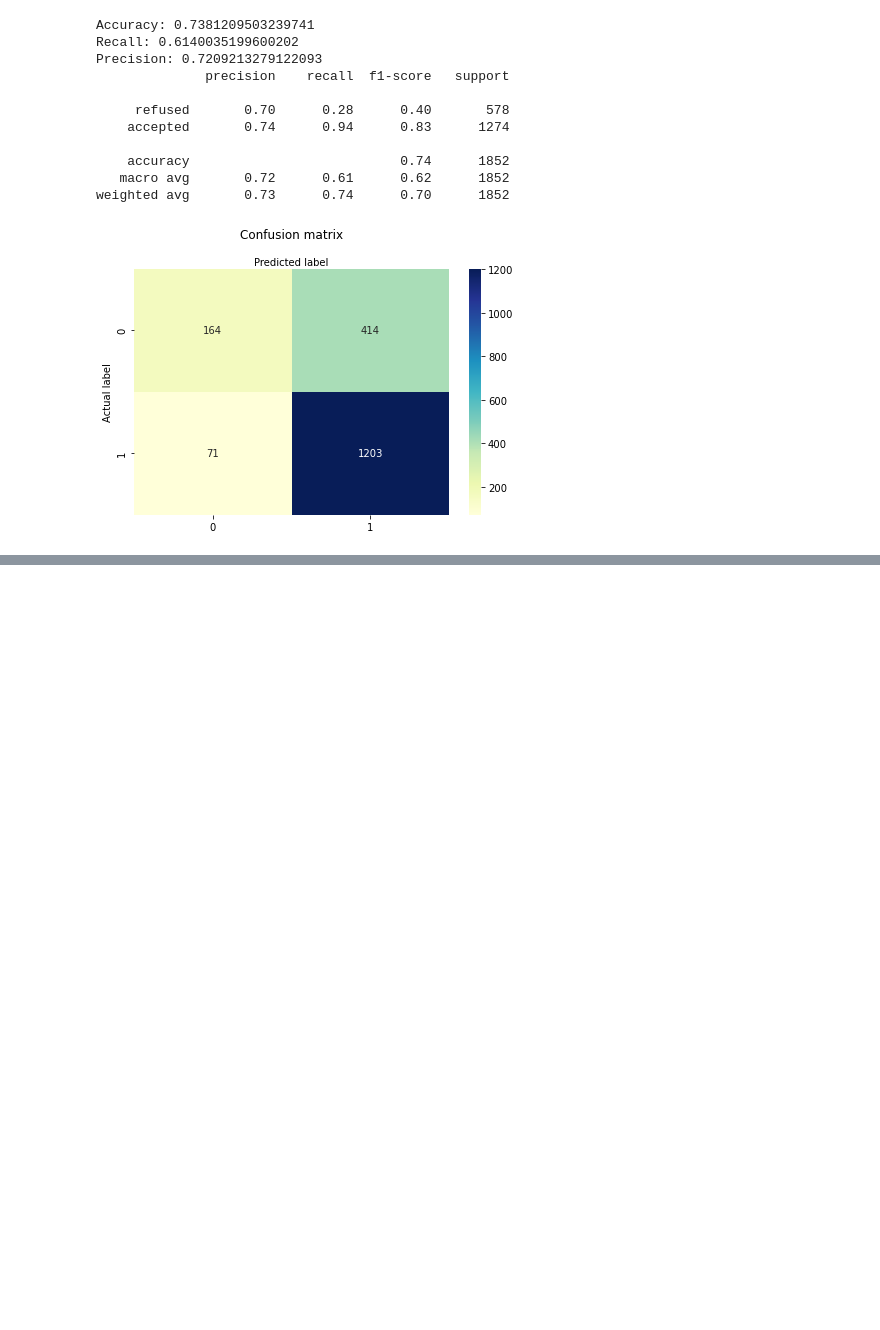
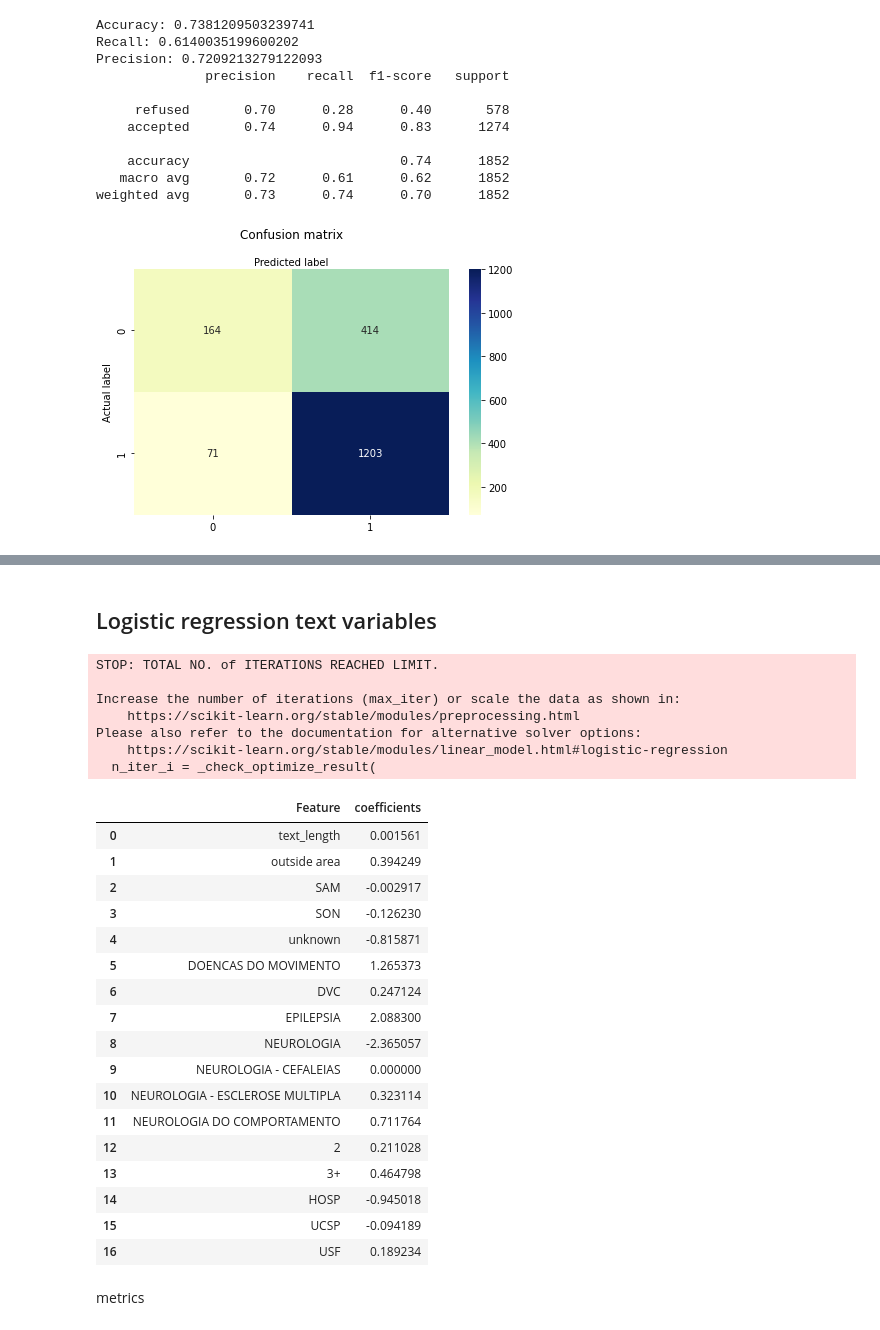
Before and after one commit to Data-Science-Knowledge-Center-Nova-SBE/PBL-HGO, a Jupyter notebook: modelling2.ipynb, the cells around one changed output, grey strips where cells are left out. Cells and saved outputs as stored; diff of their text form; code cells hidden in the pictures; blank space fills up the shorter version.

```diff
--- a/modelling2.ipynb
+++ b/modelling2.ipynb
@@ -163,0 +188,43 @@ weighted avg       0.73      0.74      0.70      1852
+# %% [markdown]
+## Logistic regression text variables
+# %%
+#logistic regression text rows
+data=data[data['text_length']>0]
+#split dataset in features and target variable// Question: is it the right option?
+eliminate_cols=['ID_DOENTE','PROCESSO','COD_REFERENCIA','result','COD_PZ','COD_UNID_SAUDE_PROV','UNID_PROV','TIPO_UNID','COD_CTH_PRIOR','CTH_PRIOR','COD_MOTIVO_RECUSA','DES_MOTIVO_RECUSA','COD_ESPECIALIDADE','agrupadora','OUTRA_ENTIDADE','DATA_RECEPCAO','DATA_ENVIO','DATA_RETORNO','NUM_TAXA','ESTADO','DATA_MARCACAO','DATA_REALIZACAO','OBSERVACOES','Mês_entrada','Ano_entrada','trata data recusa','resume saída','mês_saida','ano_saida','Texto']
+X = data.drop(eliminate_cols,axis=1)# Features
+y = data.result # Target variable
+features=X.columns
+#log_regression is defined in functions
+y_pred,coefficients,intercept,X_train, X_test, y_train, y_test=log_regression(X,y)
+df = pd.DataFrame(features, columns =['Feature'])
+df['coefficients']=coefficients.T
+df
+# %% [output]
+STOP: TOTAL NO. of ITERATIONS REACHED LIMIT.
+
+Increase the number of iterations (max_iter) or scale the data as shown in:
+    https://scikit-learn.org/stable/modules/preprocessing.html
+Please also refer to the documentation for alternative solver options:
+    https://scikit-learn.org/stable/modules/linear_model.html#logistic-regression
+  n_iter_i = _check_optimize_result(
+|  | Feature | coefficients |
+| 0 | text_length | 0.001561 |
+| 1 | outside area | 0.394249 |
+| 2 | SAM | -0.002917 |
+| 3 | SON | -0.126230 |
+| 4 | unknown | -0.815871 |
+| 5 | DOENCAS DO MOVIMENTO | 1.265373 |
+| 6 | DVC | 0.247124 |
+| 7 | EPILEPSIA | 2.088300 |
+| 8 | NEUROLOGIA | -2.365057 |
+| 9 | NEUROLOGIA - CEFALEIAS | 0.000000 |
+| 10 | NEUROLOGIA - ESCLEROSE MULTIPLA | 0.323114 |
+| 11 | NEUROLOGIA DO COMPORTAMENTO | 0.711764 |
+| 12 | 2 | 0.211028 |
+| 13 | 3+ | 0.464798 |
+| 14 | HOSP | -0.945018 |
+| 15 | UCSP | -0.094189 |
+| 16 | USF | 0.189234 |
+# %% [markdown]
+metrics
```
Also changed, not shown: parts of 12 cells of this notebook.
